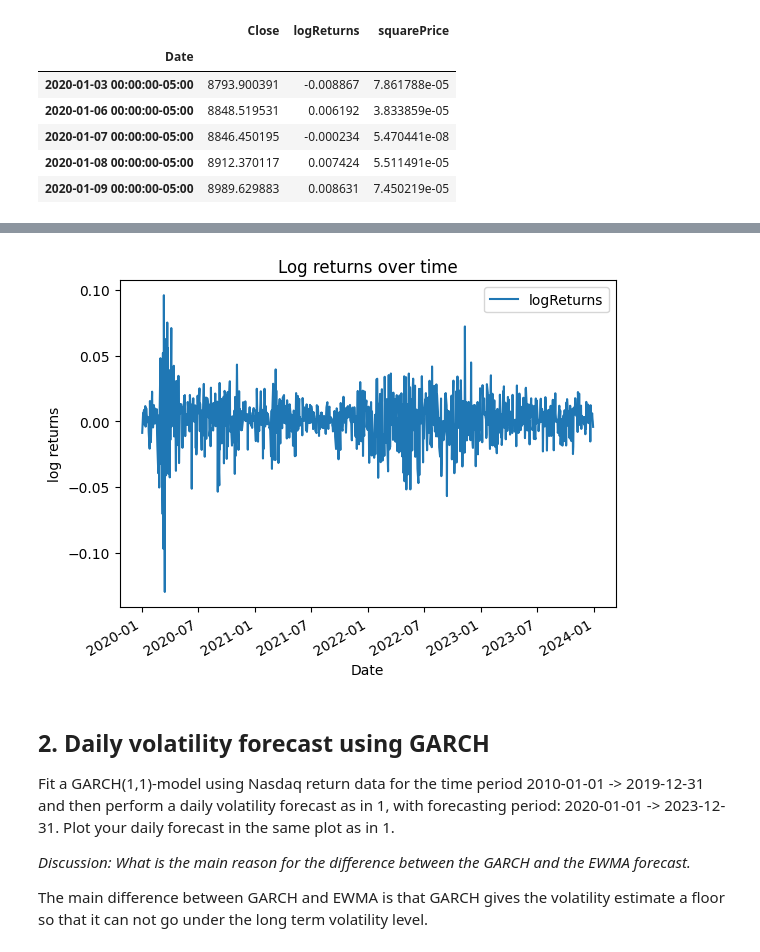
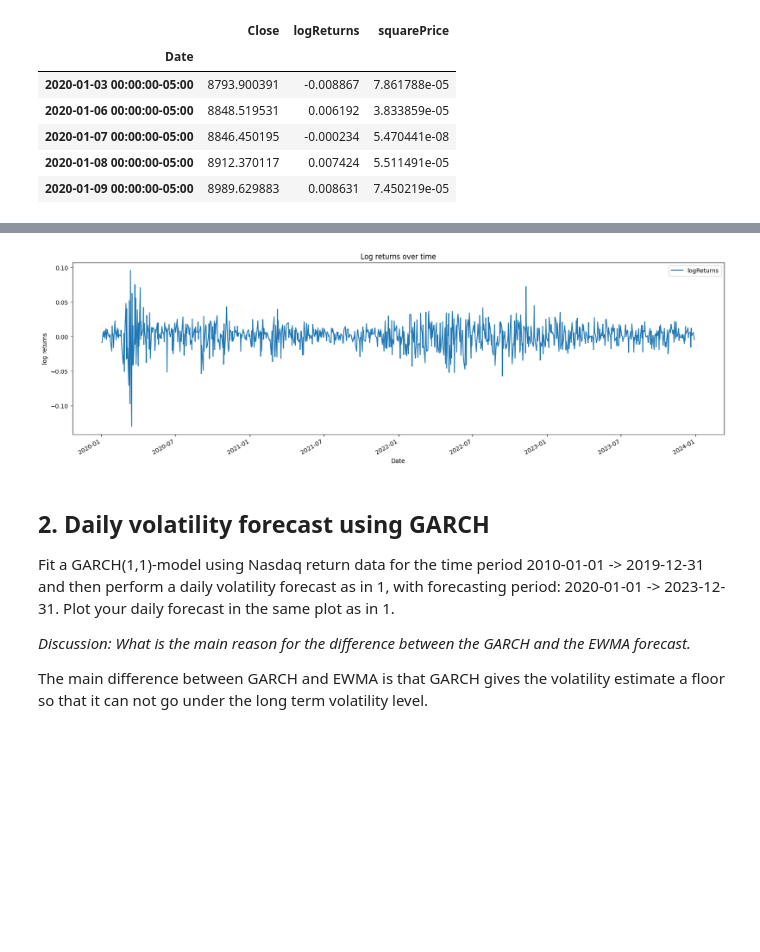
Before and after one commit to JohanHerbert/Lab1_ERM, a Jupyter notebook: Lab1_notebook.ipynb, the cells around one changed output, grey strips where cells are left out. Cells and saved outputs as stored; diff of their text form; code cells hidden in the pictures; blank space fills up the shorter version.

```diff
--- a/Lab1_notebook.ipynb
+++ b/Lab1_notebook.ipynb
@@ -94,7 +94,7 @@ volatilityDf[['logReturns']].plot(title = 'Log returns over time', ylabel = 'log
 # %%
-price[['logReturns']].plot(title = 'Log returns over time', ylabel = 'log returns');
+price[['logReturns']].plot(title = 'Log returns over time', ylabel = 'log returns', figsize=(20,6));
 # %% [output]
-[figure, old version]
+[figure, new version]
 # %% [markdown]
 ## 2. Daily volatility forecast using GARCH
 
```
Also changed, not shown: parts of 15 cells of this notebook.
